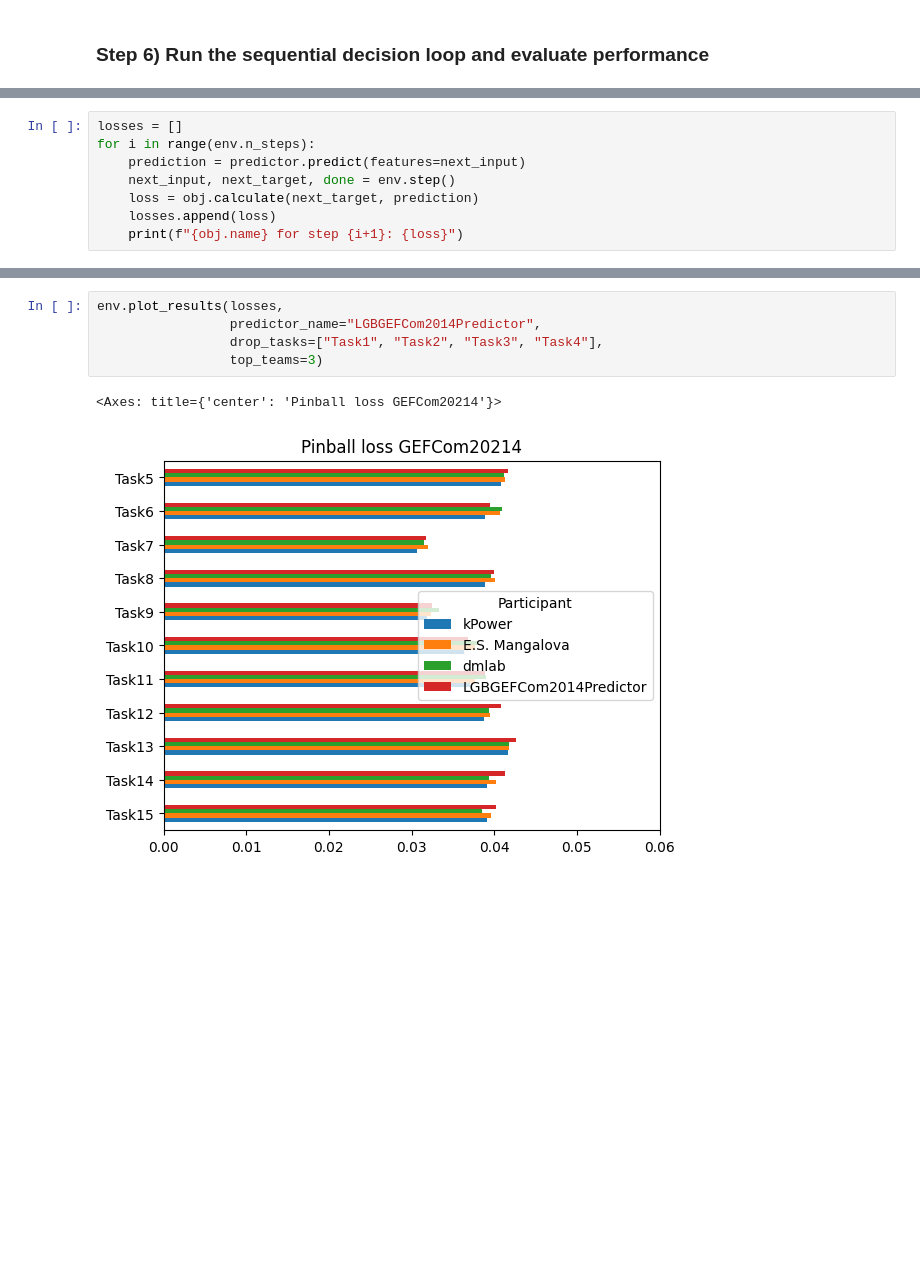
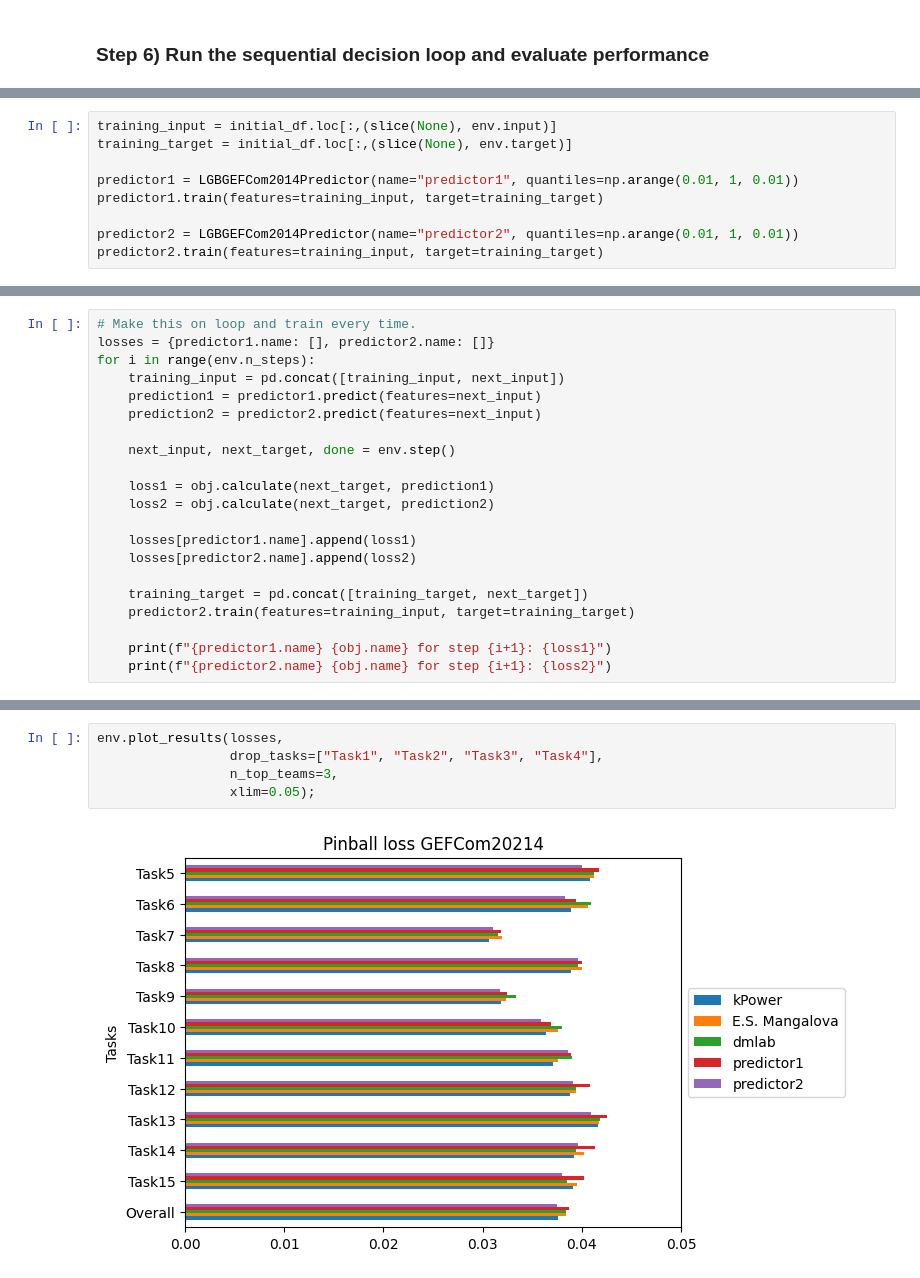
Before and after one commit to rebase-energy/treewe, a Jupyter notebook: treen/examples/gefcom2014-wind.ipynb, the cells around one changed output, grey strips where cells are left out. Drawn from its saved outputs; the diff is of its cells as text; blank space fills up the shorter version.

Commit message:
update gefcom2014 wind example

```diff
--- a/treen/examples/gefcom2014-wind.ipynb
+++ b/treen/examples/gefcom2014-wind.ipynb
@@ -320,8 +283,0 @@ predictor.train(features=initial_input, target=initial_target)
-# %%
-losses = []
-for i in range(env.n_steps):
-    prediction = predictor.predict(features=next_input)
-    next_input, next_target, done = env.step()
-    loss = obj.calculate(next_target, prediction)
-    losses.append(loss)
-    print(f"{obj.name} for step {i+1}: {loss}")
@@ -343,0 +307,9 @@ PinballLoss for step 15: 0.04023710128398869
+# %%
+training_input = initial_df.loc[:,(slice(None), env.input)]
+training_target = initial_df.loc[:,(slice(None), env.target)]
+
+predictor1 = LGBGEFCom2014Predictor(name="predictor1", quantiles=np.arange(0.01, 1, 0.01))
+predictor1.train(features=training_input, target=training_target)
+
+predictor2 = LGBGEFCom2014Predictor(name="predictor2", quantiles=np.arange(0.01, 1, 0.01))
+predictor2.train(features=training_input, target=training_target)
@@ -343,0 +318,21 @@ PinballLoss for step 15: 0.04023710128398869
+# %%
+# Make this on loop and train every time.
+losses = {predictor1.name: [], predictor2.name: []}
+for i in range(env.n_steps):
+    training_input = pd.concat([training_input, next_input])
+    prediction1 = predictor1.predict(features=next_input)
+    prediction2 = predictor2.predict(features=next_input)
+
+    next_input, next_target, done = env.step()
+
+    loss1 = obj.calculate(next_target, prediction1)
+    loss2 = obj.calculate(next_target, prediction2)
+
+    losses[predictor1.name].append(loss1)
+    losses[predictor2.name].append(loss2)
+
+    training_target = pd.concat([training_target, next_target])
+    predictor2.train(features=training_input, target=training_target)
+
+    print(f"{predictor1.name} {obj.name} for step {i+1}: {loss1}")
+    print(f"{predictor2.name} {obj.name} for step {i+1}: {loss2}")
@@ -344,8 +365,7 @@ PinballLoss for step 15: 0.04023710128398869
 # %%
 env.plot_results(losses,
-                 predictor_name="LGBGEFCom2014Predictor",
                  drop_tasks=["Task1", "Task2", "Task3", "Task4"],
-                 top_teams=3)
+                 n_top_teams=3,
+                 xlim=0.05);
 # %% [output]
-<Axes: title={'center': 'Pinball loss GEFCom20214'}>
-[figure, old version]
+[figure, new version]
```
Also changed, not shown: parts of 21 cells of this notebook, 1 other file.
